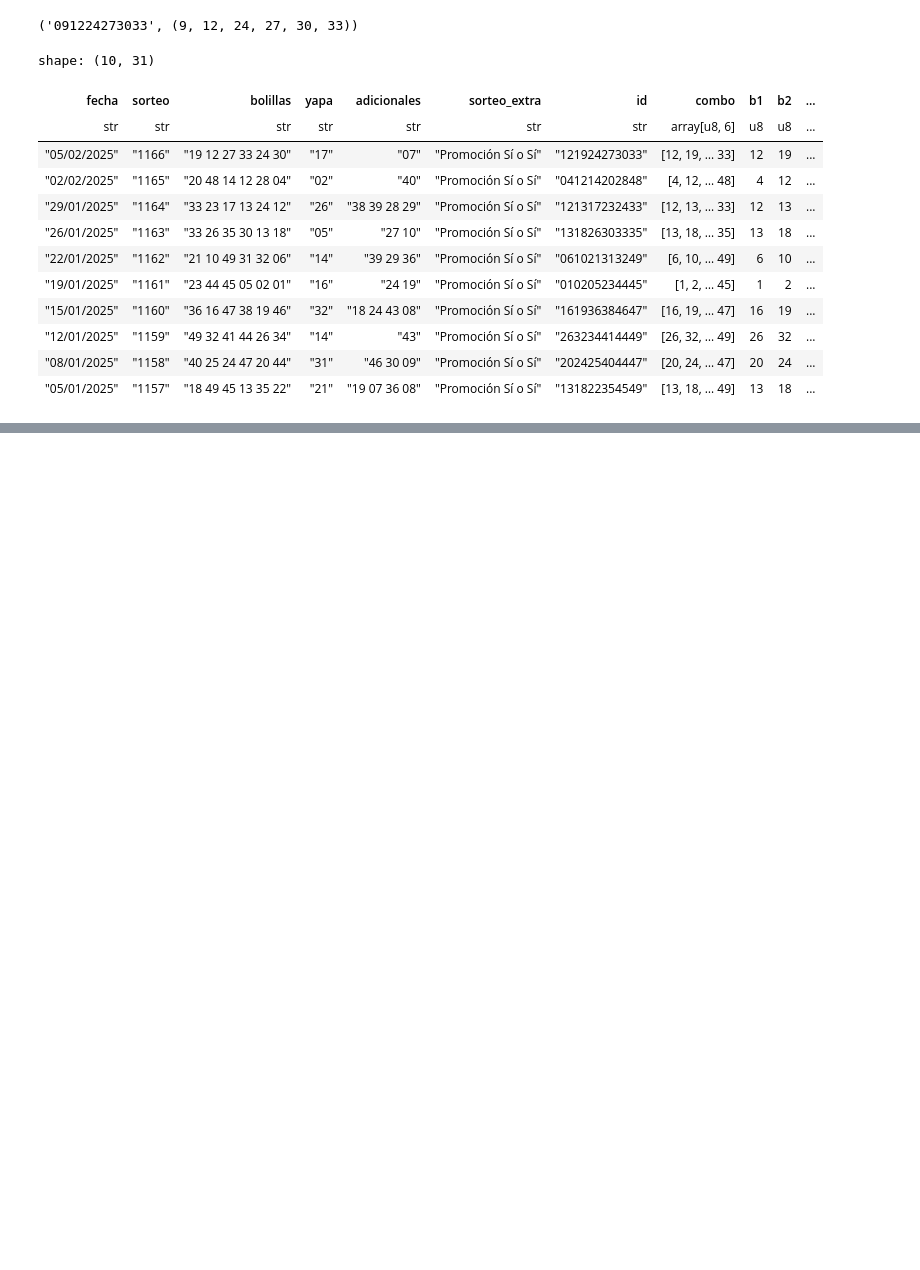
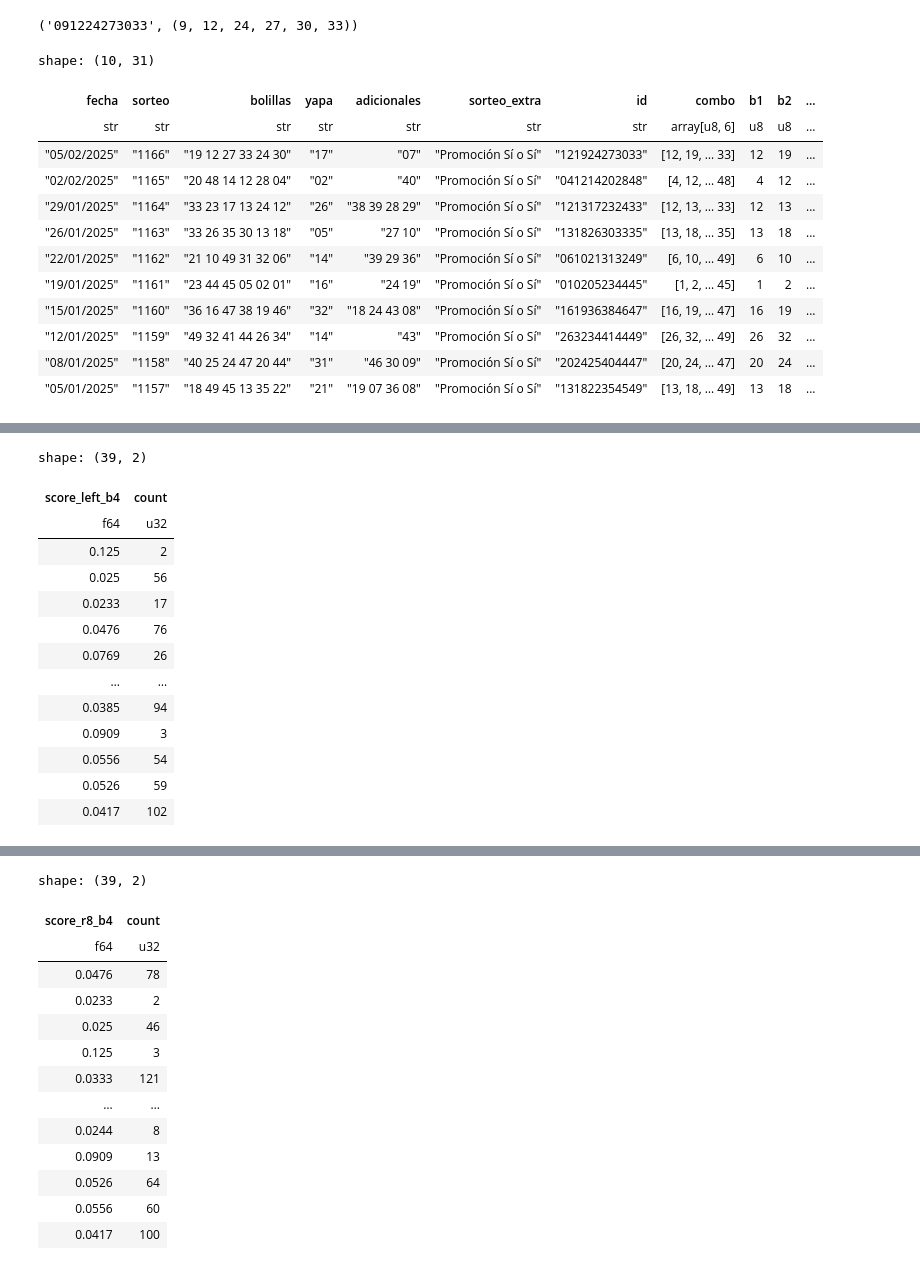
Before and after one commit to coins5/tinkapp.v4, a Jupyter notebook: explore_bolillas_v2.ipynb, the cells around one changed output, grey strips where cells are left out. Saved outputs shown, nothing was run; the diff lists cells and outputs as text; code cells hidden in the pictures; blank space fills up the shorter version.

```diff
--- a/explore_bolillas_v2.ipynb
+++ b/explore_bolillas_v2.ipynb
@@ -606,0 +350,18 @@ Name: b_count, dtype: float64
+# %%
+show_b_stats('score_left_b4')
+show_b_stats('score_r8_b4')
+# %% [output]
+shape: (39, 2)
+| score_left_b4 | count |
+| f64 | u32 |
+| 0.125 | 2 |
+| 0.025 | 56 |
+| 0.0233 | 17 |
+| 0.0476 | 76 |
+| 0.0769 | 26 |
+| … | … |
+| 0.0385 | 94 |
+| 0.0909 | 3 |
+| 0.0556 | 54 |
+| 0.0526 | 59 |
+| 0.0417 | 102 |
@@ -606,0 +369,14 @@ Name: b_count, dtype: float64
+shape: (39, 2)
+| score_r8_b4 | count |
+| f64 | u32 |
+| 0.0476 | 78 |
+| 0.0233 | 2 |
+| 0.025 | 46 |
+| 0.125 | 3 |
+| 0.0333 | 121 |
+| … | … |
+| 0.0244 | 8 |
+| 0.0909 | 13 |
+| 0.0526 | 64 |
+| 0.0556 | 60 |
+| 0.0417 | 100 |
```
Also changed, not shown: parts of 12 cells of this notebook, 4 other files.
